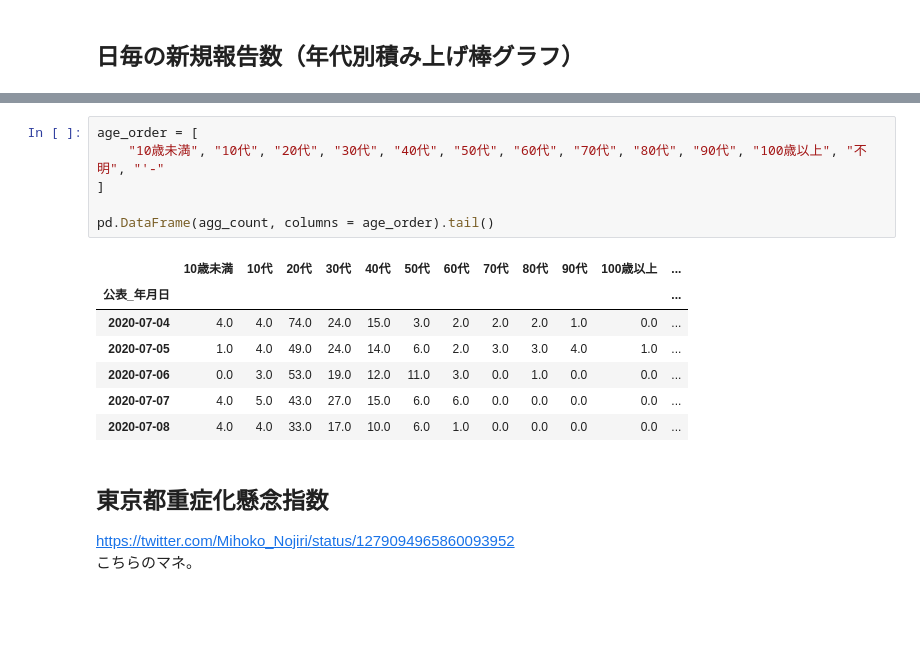
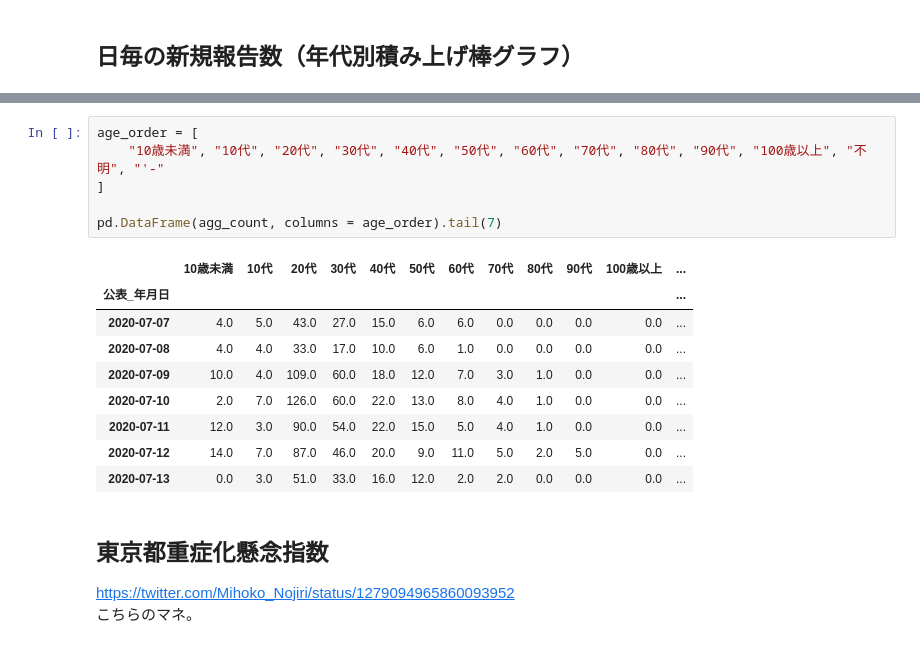
Before and after one commit to dgakane/covid19, a Jupyter notebook: nb/tokyo.ipynb, the cells around one changed output, grey strips where cells are left out. Saved outputs shown, nothing was run; the diff lists cells and outputs as text; blank space fills up the shorter version.

```diff
--- a/nb/tokyo.ipynb
+++ b/nb/tokyo.ipynb
@@ -253,17 +253,19 @@ plt.show()
 # %%
 age_order = [
     "10歳未満", "10代", "20代", "30代", "40代", "50代", "60代", "70代", "80代", "90代", "100歳以上", "不明", "'-"
 ]
 
-pd.DataFrame(agg_count, columns = age_order).tail()
+pd.DataFrame(agg_count, columns = age_order).tail(7)
 # %% [output]
 |  | 10歳未満 | 10代 | 20代 | 30代 | 40代 | 50代 | 60代 | 70代 | 80代 | 90代 | 100歳以上 | ... |
 | 公表_年月日 |  |  |  |  |  |  |  |  |  |  |  | ... |
-| 2020-07-04 | 4.0 | 4.0 | 74.0 | 24.0 | 15.0 | 3.0 | 2.0 | 2.0 | 2.0 | 1.0 | 0.0 | ... |
-| 2020-07-05 | 1.0 | 4.0 | 49.0 | 24.0 | 14.0 | 6.0 | 2.0 | 3.0 | 3.0 | 4.0 | 1.0 | ... |
-| 2020-07-06 | 0.0 | 3.0 | 53.0 | 19.0 | 12.0 | 11.0 | 3.0 | 0.0 | 1.0 | 0.0 | 0.0 | ... |
 | 2020-07-07 | 4.0 | 5.0 | 43.0 | 27.0 | 15.0 | 6.0 | 6.0 | 0.0 | 0.0 | 0.0 | 0.0 | ... |
 | 2020-07-08 | 4.0 | 4.0 | 33.0 | 17.0 | 10.0 | 6.0 | 1.0 | 0.0 | 0.0 | 0.0 | 0.0 | ... |
+| 2020-07-09 | 10.0 | 4.0 | 109.0 | 60.0 | 18.0 | 12.0 | 7.0 | 3.0 | 1.0 | 0.0 | 0.0 | ... |
+| 2020-07-10 | 2.0 | 7.0 | 126.0 | 60.0 | 22.0 | 13.0 | 8.0 | 4.0 | 1.0 | 0.0 | 0.0 | ... |
+| 2020-07-11 | 12.0 | 3.0 | 90.0 | 54.0 | 22.0 | 15.0 | 5.0 | 4.0 | 1.0 | 0.0 | 0.0 | ... |
+| 2020-07-12 | 14.0 | 7.0 | 87.0 | 46.0 | 20.0 | 9.0 | 11.0 | 5.0 | 2.0 | 5.0 | 0.0 | ... |
+| 2020-07-13 | 0.0 | 3.0 | 51.0 | 33.0 | 16.0 | 12.0 | 2.0 | 2.0 | 0.0 | 0.0 | 0.0 | ... |
 # %% [markdown]
 ## 東京都重症化懸念指数
 
```
Also changed, not shown: parts of 12 cells of this notebook, 1 other file.
